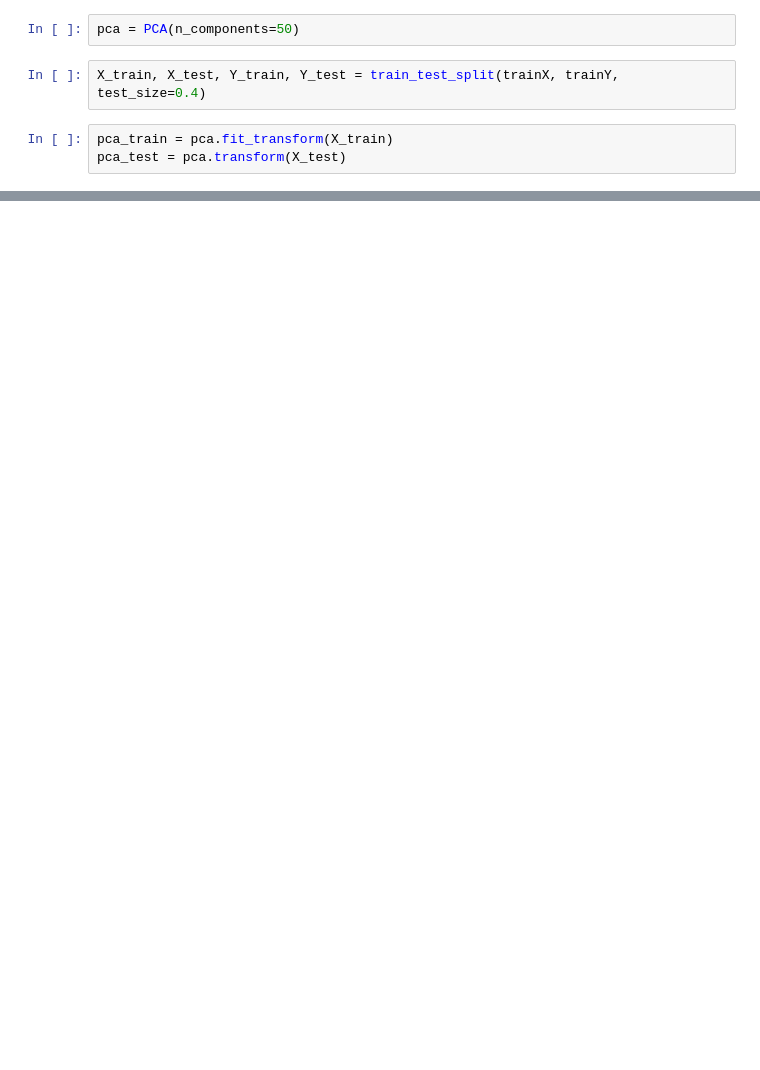
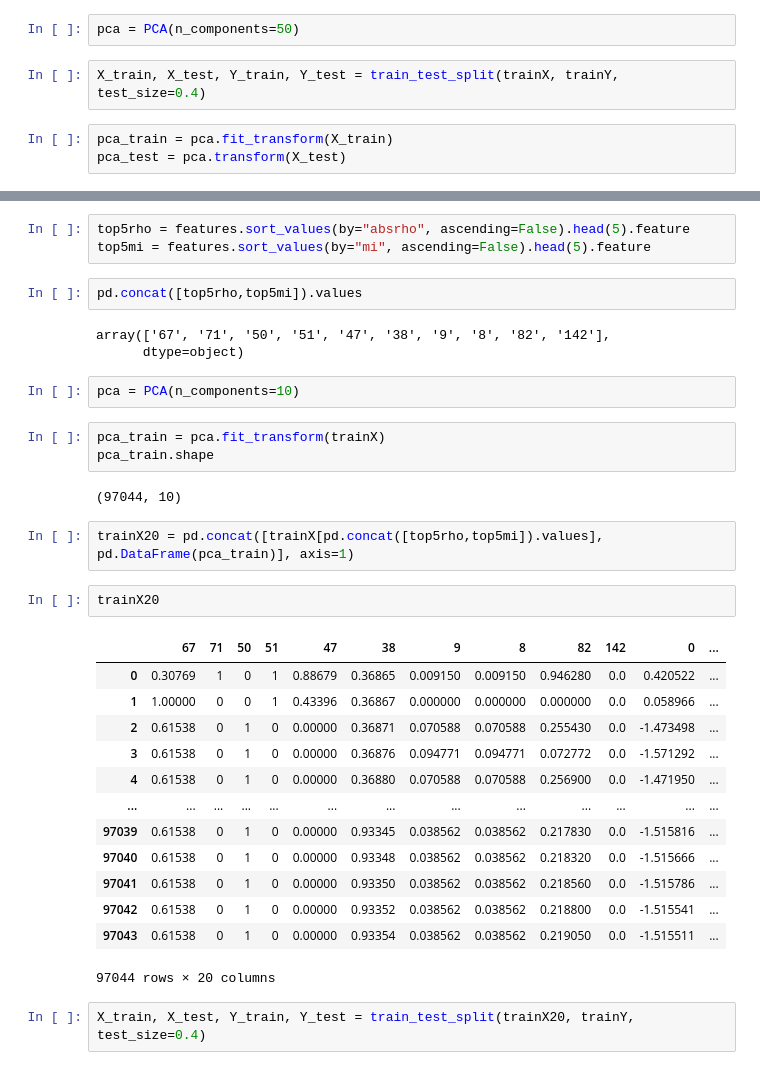
Before and after one commit to AML-Project-Group/impersonation_detection, a Jupyter notebook: feature selection.ipynb, the cells around one changed output, grey strips where cells are left out. Cells and saved outputs as stored; diff of their text form; blank space fills up the shorter version.

```diff
--- a/feature selection.ipynb
+++ b/feature selection.ipynb
@@ -360,0 +447,35 @@ plt.plot(range(1,51),pca.explained_variance_)
+# %%
+top5rho = features.sort_values(by="absrho", ascending=False).head(5).feature
+top5mi = features.sort_values(by="mi", ascending=False).head(5).feature
+# %%
+pd.concat([top5rho,top5mi]).values
+# %% [output]
+array(['67', '71', '50', '51', '47', '38', '9', '8', '82', '142'],
+      dtype=object)
+# %%
+pca = PCA(n_components=10)
+# %%
+pca_train = pca.fit_transform(trainX)
+pca_train.shape
+# %% [output]
+(97044, 10)
+# %%
+trainX20 = pd.concat([trainX[pd.concat([top5rho,top5mi]).values], pd.DataFrame(pca_train)], axis=1)
+# %%
+trainX20
+# %% [output]
+|  | 67 | 71 | 50 | 51 | 47 | 38 | 9 | 8 | 82 | 142 | 0 | ... |
+| 0 | 0.30769 | 1 | 0 | 1 | 0.88679 | 0.36865 | 0.009150 | 0.009150 | 0.946280 | 0.0 | 0.420522 | ... |
+| 1 | 1.00000 | 0 | 0 | 1 | 0.43396 | 0.36867 | 0.000000 | 0.000000 | 0.000000 | 0.0 | 0.058966 | ... |
+| 2 | 0.61538 | 0 | 1 | 0 | 0.00000 | 0.36871 | 0.070588 | 0.070588 | 0.255430 | 0.0 | -1.473498 | ... |
+| 3 | 0.61538 | 0 | 1 | 0 | 0.00000 | 0.36876 | 0.094771 | 0.094771 | 0.072772 | 0.0 | -1.571292 | ... |
+| 4 | 0.61538 | 0 | 1 | 0 | 0.00000 | 0.36880 | 0.070588 | 0.070588 | 0.256900 | 0.0 | -1.471950 | ... |
+| ... | ... | ... | ... | ... | ... | ... | ... | ... | ... | ... | ... | ... |
+| 97039 | 0.61538 | 0 | 1 | 0 | 0.00000 | 0.93345 | 0.038562 | 0.038562 | 0.217830 | 0.0 | -1.515816 | ... |
+| 97040 | 0.61538 | 0 | 1 | 0 | 0.00000 | 0.93348 | 0.038562 | 0.038562 | 0.218320 | 0.0 | -1.515666 | ... |
+| 97041 | 0.61538 | 0 | 1 | 0 | 0.00000 | 0.93350 | 0.038562 | 0.038562 | 0.218560 | 0.0 | -1.515786 | ... |
+| 97042 | 0.61538 | 0 | 1 | 0 | 0.00000 | 0.93352 | 0.038562 | 0.038562 | 0.218800 | 0.0 | -1.515541 | ... |
+| 97043 | 0.61538 | 0 | 1 | 0 | 0.00000 | 0.93354 | 0.038562 | 0.038562 | 0.219050 | 0.0 | -1.515511 | ... |
+97044 rows × 20 columns
+# %%
+X_train, X_test, Y_train, Y_test = train_test_split(trainX20, trainY, test_size=0.4)
```
Also changed, not shown: parts of 60 cells of this notebook.
